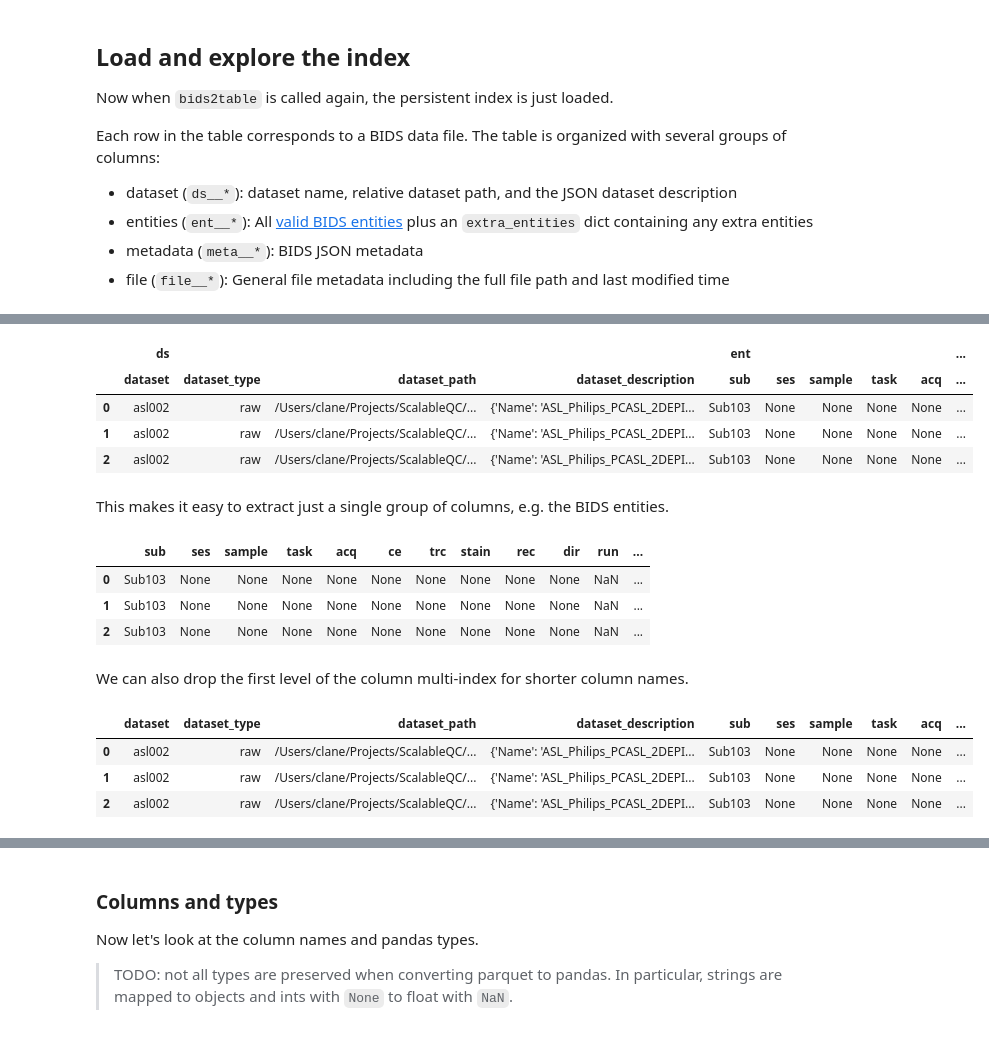
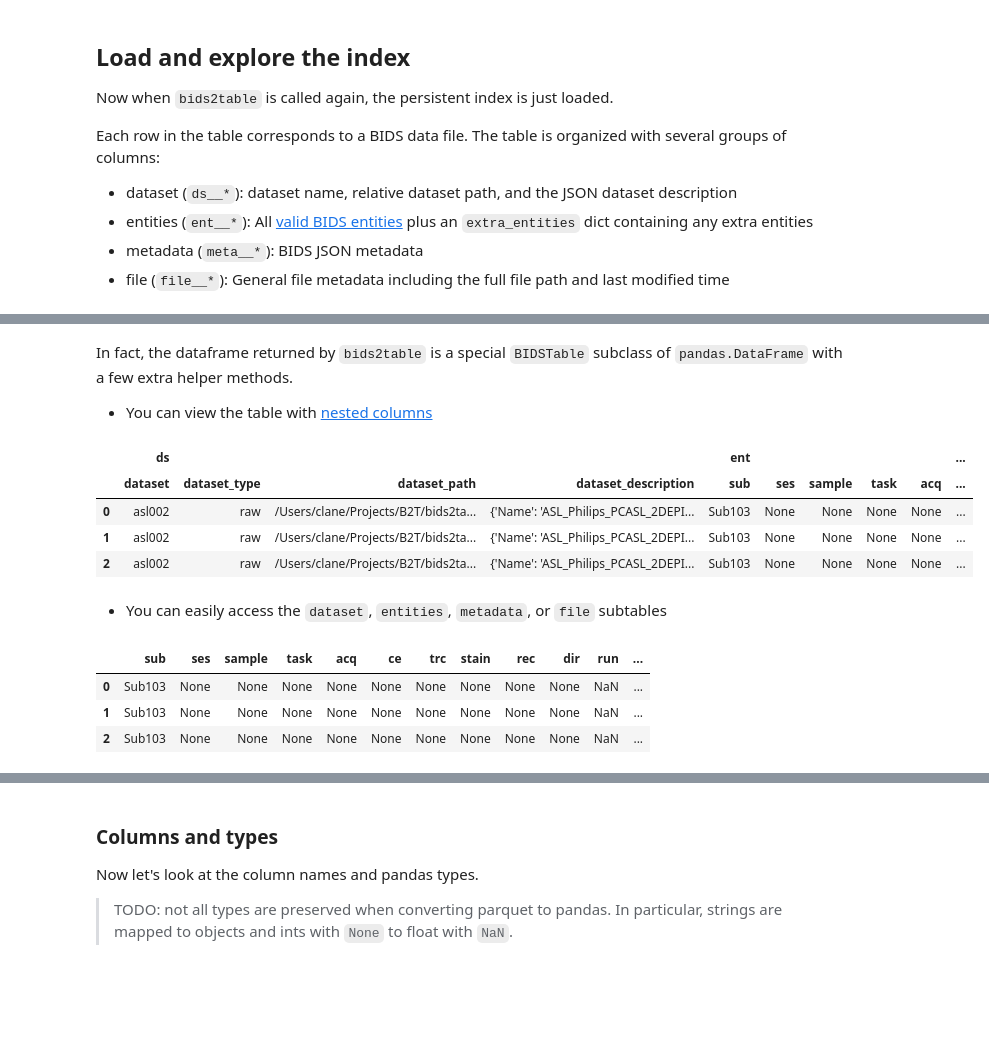
Before and after one commit to childmindresearch/bids2table, a Jupyter notebook: example/example.ipynb, the cells around one changed output, grey strips where cells are left out. Drawn from its saved outputs; the diff is of its cells as text; code cells hidden in the pictures; blank space fills up the shorter version.

Commit message:
Add `BIDSTable` subclass of `DataFrame`
Add `BIDSTable` subclass of `DataFrame` with convenience methods for
accessing subtables and flattened metadata.

```diff
--- a/example/example.ipynb
+++ b/example/example.ipynb
@@ -60,13 +64,15 @@ You can also split the columns into a pandas [`MultiIndex`](https://pandas.pydat
-# %%
-df_multi = flat_to_multi_columns(df)
-
-df_multi.head(3)
-# %% [output]
-|  | ds |  |  |  | ent |  |  |  |  | ... |
-|  | dataset | dataset_type | dataset_path | dataset_description | sub | ses | sample | task | acq | ... |
-| 0 | asl002 | raw | /Users/clane/Projects/ScalableQC/... | {'Name': 'ASL_Philips_PCASL_2DEPI... | Sub103 | None | None | None | None | ... |
-| 1 | asl002 | raw | /Users/clane/Projects/ScalableQC/... | {'Name': 'ASL_Philips_PCASL_2DEPI... | Sub103 | None | None | None | None | ... |
-| 2 | asl002 | raw | /Users/clane/Projects/ScalableQC/... | {'Name': 'ASL_Philips_PCASL_2DEPI... | Sub103 | None | None | None | None | ... |
-# %% [markdown]
-This makes it easy to extract just a single group of columns, e.g. the BIDS entities.
+# %% [markdown]
+In fact, the dataframe returned by `bids2table` is a special `BIDSTable` subclass of `pandas.DataFrame` with a few extra helper methods.
+
+- You can view the table with [nested columns](https://pandas.pydata.org/docs/user_guide/advanced.html#hierarchical-indexing-multiindex)
+# %%
+tab.nested.head(3)
+# %% [output]
+|  | ds |  |  |  | ent |  |  |  |  | ... |
+|  | dataset | dataset_type | dataset_path | dataset_description | sub | ses | sample | task | acq | ... |
+| 0 | asl002 | raw | /Users/clane/Projects/B2T/bids2ta... | {'Name': 'ASL_Philips_PCASL_2DEPI... | Sub103 | None | None | None | None | ... |
+| 1 | asl002 | raw | /Users/clane/Projects/B2T/bids2ta... | {'Name': 'ASL_Philips_PCASL_2DEPI... | Sub103 | None | None | None | None | ... |
+| 2 | asl002 | raw | /Users/clane/Projects/B2T/bids2ta... | {'Name': 'ASL_Philips_PCASL_2DEPI... | Sub103 | None | None | None | None | ... |
+# %% [markdown]
+- You can easily access the `dataset`, `entities`, `metadata`, or `file` subtables
 # %%
@@ -78,14 +82,3 @@ entities.head(3)
 | 0 | Sub103 | None | None | None | None | None | None | None | None | None | NaN | ... |
 | 1 | Sub103 | None | None | None | None | None | None | None | None | None | NaN | ... |
 | 2 | Sub103 | None | None | None | None | None | None | None | None | None | NaN | ... |
-# %% [markdown]
-We can also drop the first level of the column multi-index for shorter column names.
-# %%
-df_drop = df_multi.droplevel(0, axis=1)
-
-df_drop.head(3)
-# %% [output]
-|  | dataset | dataset_type | dataset_path | dataset_description | sub | ses | sample | task | acq | ... |
-| 0 | asl002 | raw | /Users/clane/Projects/ScalableQC/... | {'Name': 'ASL_Philips_PCASL_2DEPI... | Sub103 | None | None | None | None | ... |
-| 1 | asl002 | raw | /Users/clane/Projects/ScalableQC/... | {'Name': 'ASL_Philips_PCASL_2DEPI... | Sub103 | None | None | None | None | ... |
-| 2 | asl002 | raw | /Users/clane/Projects/ScalableQC/... | {'Name': 'ASL_Philips_PCASL_2DEPI... | Sub103 | None | None | None | None | ... |
```
Also changed, not shown: parts of 20 cells of this notebook, 6 other files.
